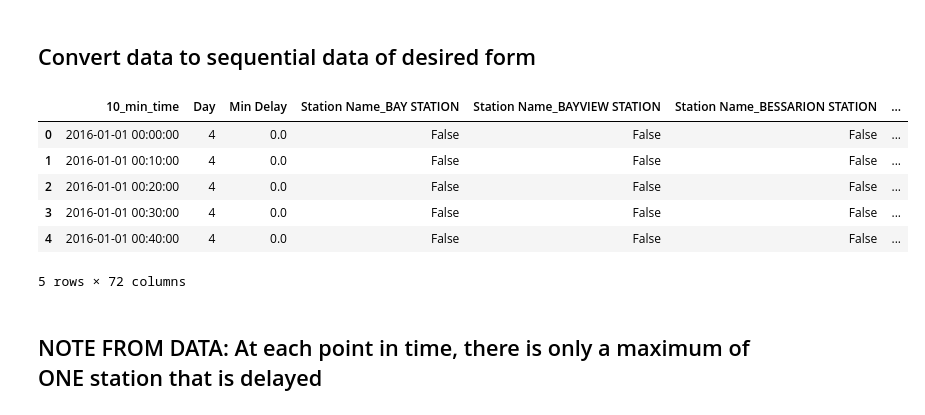
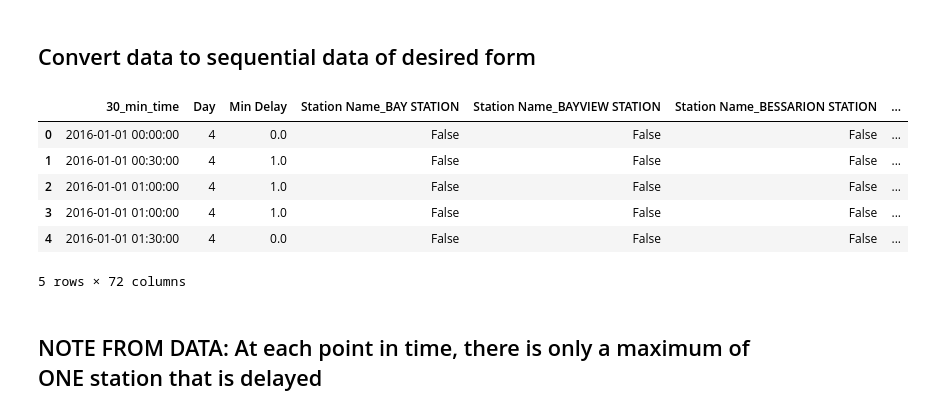
Before and after one commit to michelleyucollins/TardyTerminatorCommittee, a Jupyter notebook: subway_analysis/models/LSTM_model.ipynb, the cells around one changed output. Saved outputs shown, nothing was run; the diff lists cells and outputs as text; code cells hidden in the pictures.

Commit message:
Corrected LSTM

```diff
--- a/subway_analysis/models/LSTM_model.ipynb
+++ b/subway_analysis/models/LSTM_model.ipynb
@@ -30,9 +30,9 @@ sub_data = pd.read_csv(file_name)
 # %% [markdown]
 ## Convert data to sequential data of desired form
 # %%
-sub_data["10_min_time"] = pd.to_datetime(sub_data["Datetime"])
-sub_data["10_min_time"] = sub_data["10_min_time"].dt.floor("10T")
-fixed_sub_data = sub_data.groupby(["10_min_time", "Day","Station Name"])["Min Delay"].count().reset_index()
+sub_data["30_min_time"] = pd.to_datetime(sub_data["Datetime"])
+sub_data["30_min_time"] = sub_data["30_min_time"].dt.floor("30T")
+fixed_sub_data = sub_data.groupby(["30_min_time", "Day","Station Name"])["Min Delay"].count().reset_index()
 fixed_sub_data = pd.get_dummies(fixed_sub_data, columns=["Station Name"], drop_first=True)
 
 day_conversion = {
@@ -47,26 +47,26 @@ day_conversion = {
 
 fixed_sub_data['Day'] = fixed_sub_data['Day'].map(day_conversion)
 # %%
-date_range = pd.date_range(start="2016-01-01", end="2025-01-01", freq="10T")
-dummy = pd.DataFrame({'10_min_time': date_range})
+date_range = pd.date_range(start="2016-01-01", end="2025-01-01", freq="30T")
+dummy = pd.DataFrame({'30_min_time': date_range})
 # %%
-lstm_data = dummy.merge(fixed_sub_data, on='10_min_time', how='left')
+lstm_data = dummy.merge(fixed_sub_data, on='30_min_time', how='left')
 station_cols = [col for col in lstm_data.columns if col.startswith('Station Name')]
 lstm_data[station_cols] = lstm_data[station_cols].fillna(False)
 
-lstm_data['10_min_time'] = pd.to_datetime(lstm_data['10_min_time'])
-lstm_data['Day'] = lstm_data['10_min_time'].dt.dayofweek
+lstm_data['30_min_time'] = pd.to_datetime(lstm_data['30_min_time'])
+lstm_data['Day'] = lstm_data['30_min_time'].dt.dayofweek
 
 lstm_data['Min Delay'] = lstm_data['Min Delay'].fillna(0)
 
 display(lstm_data.head())
 # %% [output]
-|  | 10_min_time | Day | Min Delay | Station Name_BAY STATION | Station Name_BAYVIEW STATION | Station Name_BESSARION STATION | ... |
+|  | 30_min_time | Day | Min Delay | Station Name_BAY STATION | Station Name_BAYVIEW STATION | Station Name_BESSARION STATION | ... |
 | 0 | 2016-01-01 00:00:00 | 4 | 0.0 | False | False | False | ... |
-| 1 | 2016-01-01 00:10:00 | 4 | 0.0 | False | False | False | ... |
-| 2 | 2016-01-01 00:20:00 | 4 | 0.0 | False | False | False | ... |
-| 3 | 2016-01-01 00:30:00 | 4 | 0.0 | False | False | False | ... |
-| 4 | 2016-01-01 00:40:00 | 4 | 0.0 | False | False | False | ... |
+| 1 | 2016-01-01 00:30:00 | 4 | 1.0 | False | False | False | ... |
+| 2 | 2016-01-01 01:00:00 | 4 | 1.0 | False | False | False | ... |
+| 3 | 2016-01-01 01:00:00 | 4 | 1.0 | False | False | False | ... |
+| 4 | 2016-01-01 01:30:00 | 4 | 0.0 | False | False | False | ... |
 5 rows × 72 columns
 # %% [markdown]
 ## NOTE FROM DATA: At each point in time, there is only a maximum of ONE station that is delayed
```
Also changed, not shown: parts of 13 cells of this notebook.
